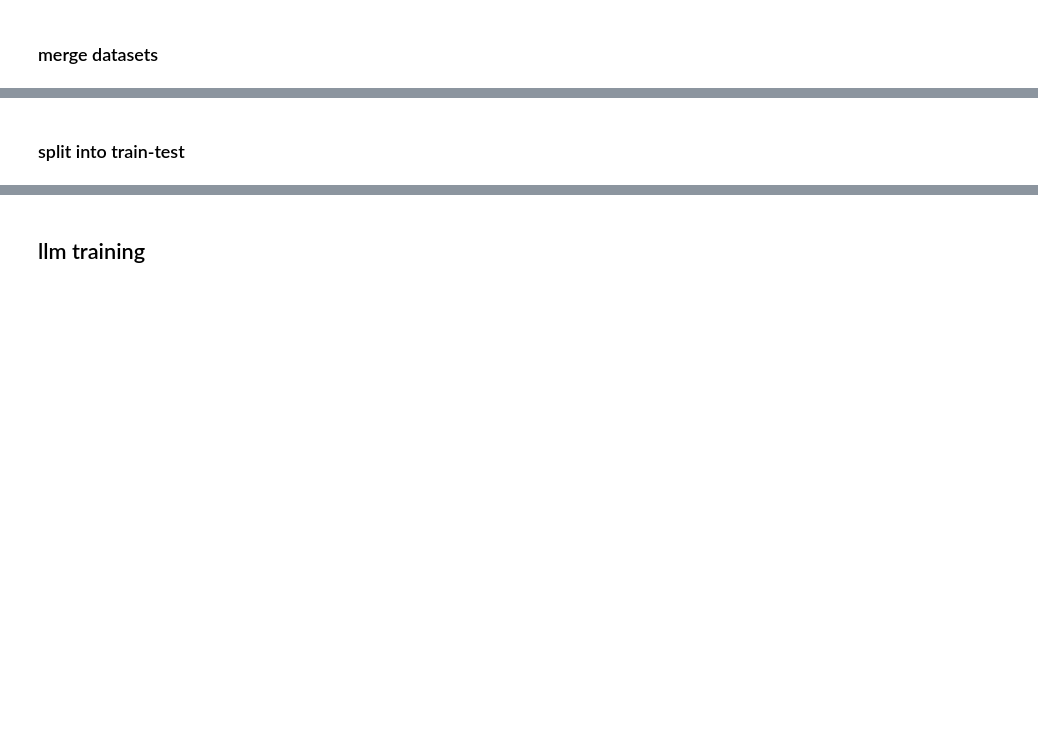
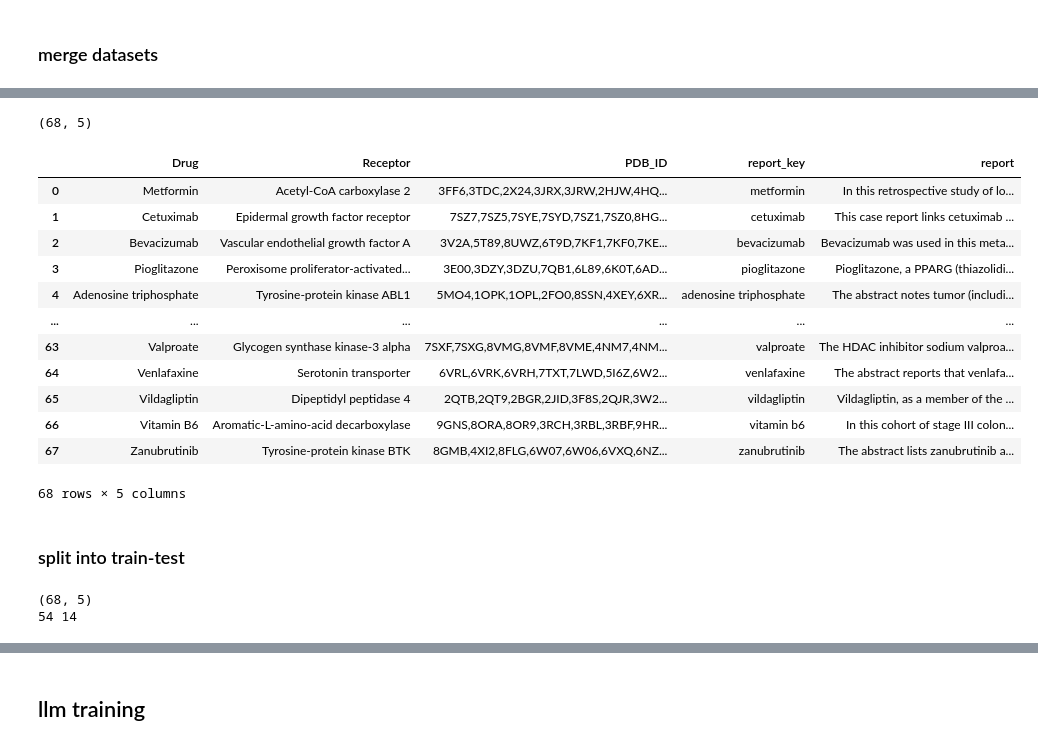
Before and after one commit to loser564/drug-repurposing-codebase, a Jupyter notebook: PART3_BioMistral/P3-1_biomistral_training.ipynb, the cells around one changed output, grey strips where cells are left out. Saved outputs shown, nothing was run; the diff lists cells and outputs as text; code cells hidden in the pictures; blank space fills up the shorter version.

```diff
--- a/PART3_BioMistral/P3-1_biomistral_training.ipynb
+++ b/PART3_BioMistral/P3-1_biomistral_training.ipynb
@@ -66,7 +79,5 @@ summaries_path = file_paths["input_file_paths"]["summaries_path"]
 # %%
 drug_data_clean = drug_data_df.copy()
 drug_data_clean.columns
-# print(list(drug_data_clean.columns))
-columns_to_drop = ['PMID Count', 'PMIDs']
-drug_data_clean.drop(columns=columns_to_drop, inplace=True)
+
 drug_data_clean.head()
@@ -130,3 +148,12 @@ def load_reports_dir(reports_dir: str) -> Dict[str, str]:
         out[key] = txt
 
     return out
+# %%
+reports_dict = load_reports_dir(summaries_path)
+
+for i, (drug, text) in enumerate(reports_dict.items()):
+    print(f"{i:02d} | {drug}")
+    print(text[:200], "...\n")      # first 200 chars preview
+
+    if i> 4:
+        break
@@ -133,2 +178,10 @@ def load_reports_dir(reports_dir: str) -> Dict[str, str]:
 # %% [markdown]
 ### merge datasets
+# %%
+
+## map drug report name to actual drug name from dataset
+drug_data_clean["report_key"] = drug_data_clean["Drug"].map(_canon)
+drug_data_clean["report"] = drug_data_clean["report_key"].map(lambda k: reports_dict.get(k))
+print("---- DRUG → report_key → exists ----")
+for d, k in drug_data_clean[["Drug","report_key"]].head(10).values:
+    print(f"{d:<35} → {k:<35} → {k in reports_dict}")
@@ -135,17 +200,32 @@ def load_reports_dir(reports_dir: str) -> Dict[str, str]:
 # %%
 
 reports_dict = load_reports_dir(summaries_path)
 
 drug_data_clean["report"] = drug_data_clean["report_key"].map(reports_dict.get)
-pat_drop_pmid = re.compile(r"^PMID:.*$", re.I | re.M)
+
 
 drug_data_clean["report"] = drug_data_clean["report"].apply(
     lambda txt: pat_drop_pmid.sub("", txt).strip() if isinstance(txt, str) else txt
 )
 drug_data_clean = drug_data_clean.dropna(subset=["report"]).reset_index(drop=True)
 print(drug_data_clean.shape)
 
-drug_data_clean.head()
+drug_data_clean
+# %% [output]
+(68, 5)
+|  | Drug | Receptor | PDB_ID | report_key | report |
+| 0 | Metformin | Acetyl-CoA carboxylase 2 | 3FF6,3TDC,2X24,3JRX,3JRW,2HJW,4HQ... | metformin | In this retrospective study of lo... |
+| 1 | Cetuximab | Epidermal growth factor receptor | 7SZ7,7SZ5,7SYE,7SYD,7SZ1,7SZ0,8HG... | cetuximab | This case report links cetuximab ... |
+| 2 | Bevacizumab | Vascular endothelial growth factor A | 3V2A,5T89,8UWZ,6T9D,7KF1,7KF0,7KE... | bevacizumab | Bevacizumab was used in this meta... |
+| 3 | Pioglitazone | Peroxisome proliferator-activated... | 3E00,3DZY,3DZU,7QB1,6L89,6K0T,6AD... | pioglitazone | Pioglitazone, a PPARG (thiazolidi... |
+| 4 | Adenosine triphosphate | Tyrosine-protein kinase ABL1 | 5MO4,1OPK,1OPL,2FO0,8SSN,4XEY,6XR... | adenosine triphosphate | The abstract notes tumor (includi... |
+| ... | ... | ... | ... | ... | ... |
+| 63 | Valproate | Glycogen synthase kinase-3 alpha | 7SXF,7SXG,8VMG,8VMF,8VME,4NM7,4NM... | valproate | The HDAC inhibitor sodium valproa... |
+| 64 | Venlafaxine | Serotonin transporter | 6VRL,6VRK,6VRH,7TXT,7LWD,5I6Z,6W2... | venlafaxine | The abstract reports that venlafa... |
+| 65 | Vildagliptin | Dipeptidyl peptidase 4 | 2QTB,2QT9,2BGR,2JID,3F8S,2QJR,3W2... | vildagliptin | Vildagliptin, as a member of the ... |
+| 66 | Vitamin B6 | Aromatic-L-amino-acid decarboxylase | 9GNS,8ORA,8OR9,3RCH,3RBL,3RBF,9HR... | vitamin b6 | In this cohort of stage III colon... |
+| 67 | Zanubrutinib | Tyrosine-protein kinase BTK | 8GMB,4XI2,8FLG,6W07,6W06,6VXQ,6NZ... | zanubrutinib | The abstract lists zanubrutinib a... |
+68 rows × 5 columns
 # %% [markdown]
 ### split into train-test
 # %%
@@ -164,6 +244,9 @@ train_df.to_csv(train_df_path)
 val_df.to_csv(val_df_path)
 
 print(len(train_df), len(val_df))
+# %% [output]
+(68, 5)
+54 14
 # %%
 
 train_df.head()
```
Also changed, not shown: parts of 8 cells of this notebook, 4 other files.
